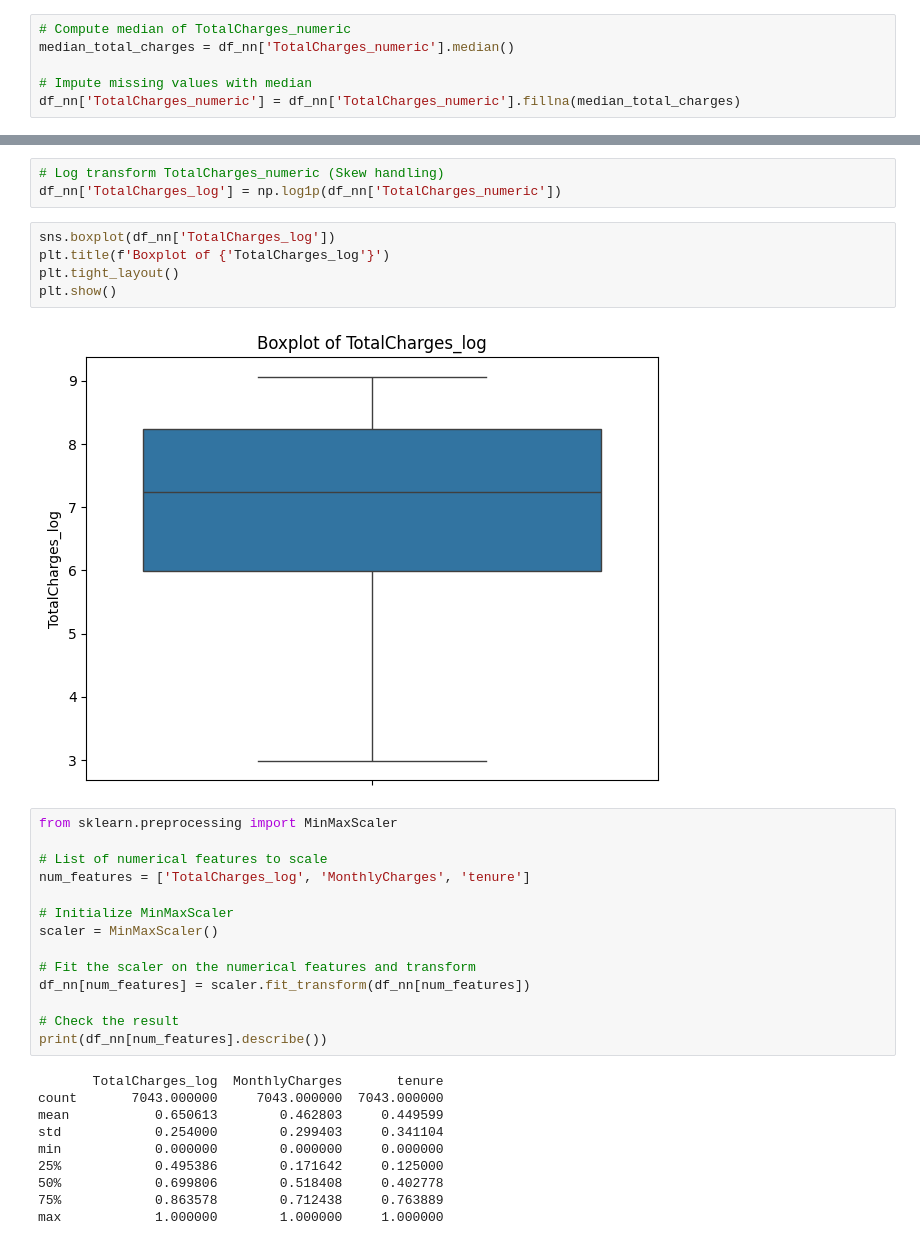
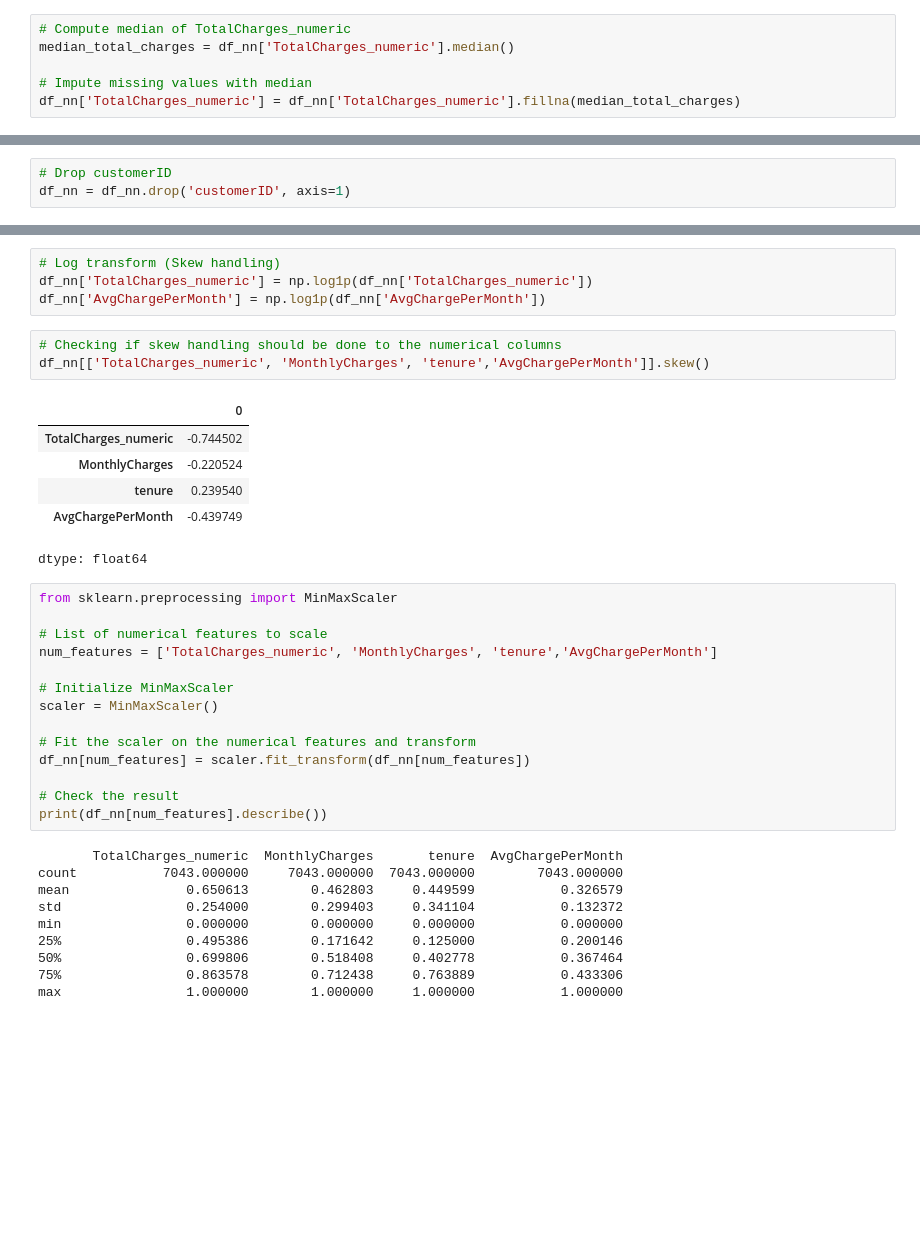
Before and after one commit to Kavishka2401/CustomerChurnPredictionSystem, a Jupyter notebook: 2_Preprocessing.ipynb, the cells around one changed output, grey strips where cells are left out. Drawn from its saved outputs; the diff is of its cells as text; blank space fills up the shorter version.

```diff
--- a/2_Preprocessing.ipynb
+++ b/2_Preprocessing.ipynb
@@ -85,0 +83,3 @@ check_missing_rows
+# %%
+# Drop customerID
+df_nn = df_nn.drop('customerID', axis=1)
@@ -110,19 +213,23 @@ df_nn[['TotalCharges_numeric', 'MonthlyCharges', 'tenure']].skew()
 dtype: float64
 # %%
-# Log transform TotalCharges_numeric (Skew handling)
-df_nn['TotalCharges_log'] = np.log1p(df_nn['TotalCharges_numeric'])
+# Log transform (Skew handling)
+df_nn['TotalCharges_numeric'] = np.log1p(df_nn['TotalCharges_numeric'])
+df_nn['AvgChargePerMonth'] = np.log1p(df_nn['AvgChargePerMonth'])
-# %%
-sns.boxplot(df_nn['TotalCharges_log'])
-plt.title(f'Boxplot of {'TotalCharges_log'}')
-plt.tight_layout()
-plt.show()
-# %% [output]
-[figure, removed]
+# %%
+# Checking if skew handling should be done to the numerical columns
+df_nn[['TotalCharges_numeric', 'MonthlyCharges', 'tenure','AvgChargePerMonth']].skew()
+# %% [output]
+|  | 0 |
+| TotalCharges_numeric | -0.744502 |
+| MonthlyCharges | -0.220524 |
+| tenure | 0.239540 |
+| AvgChargePerMonth | -0.439749 |
+dtype: float64
 # %%
 from sklearn.preprocessing import MinMaxScaler
 
 # List of numerical features to scale
-num_features = ['TotalCharges_log', 'MonthlyCharges', 'tenure']
+num_features = ['TotalCharges_numeric', 'MonthlyCharges', 'tenure','AvgChargePerMonth']
 
 # Initialize MinMaxScaler
 scaler = MinMaxScaler()
@@ -133,12 +240,12 @@ df_nn[num_features] = scaler.fit_transform(df_nn[num_features])
 # Check the result
 print(df_nn[num_features].describe())
 # %% [output]
-       TotalCharges_log  MonthlyCharges       tenure
-count       7043.000000     7043.000000  7043.000000
-mean           0.650613        0.462803     0.449599
-std            0.254000        0.299403     0.341104
-min            0.000000        0.000000     0.000000
-25%            0.495386        0.171642     0.125000
-50%            0.699806        0.518408     0.402778
-75%            0.863578        0.712438     0.763889
-max            1.000000        1.000000     1.000000
+       TotalCharges_numeric  MonthlyCharges       tenure  AvgChargePerMonth
+count           7043.000000     7043.000000  7043.000000        7043.000000
+mean               0.650613        0.462803     0.449599           0.326579
+std                0.254000        0.299403     0.341104           0.132372
+min                0.000000        0.000000     0.000000           0.000000
+25%                0.495386        0.171642     0.125000           0.200146
+50%                0.699806        0.518408     0.402778           0.367464
+75%                0.863578        0.712438     0.763889           0.433306
+max                1.000000        1.000000     1.000000           1.000000
```
Also changed, not shown: parts of 14 cells of this notebook.
